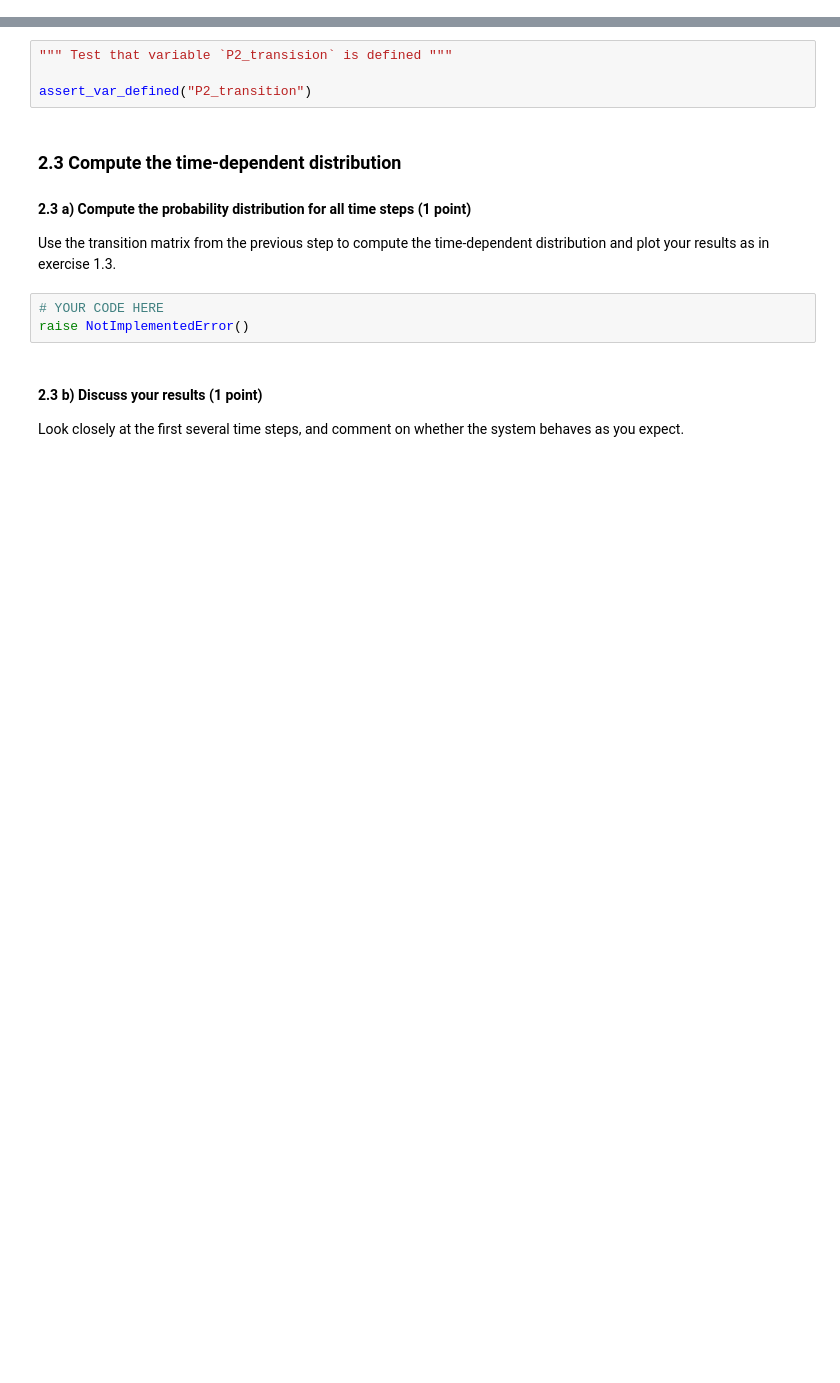
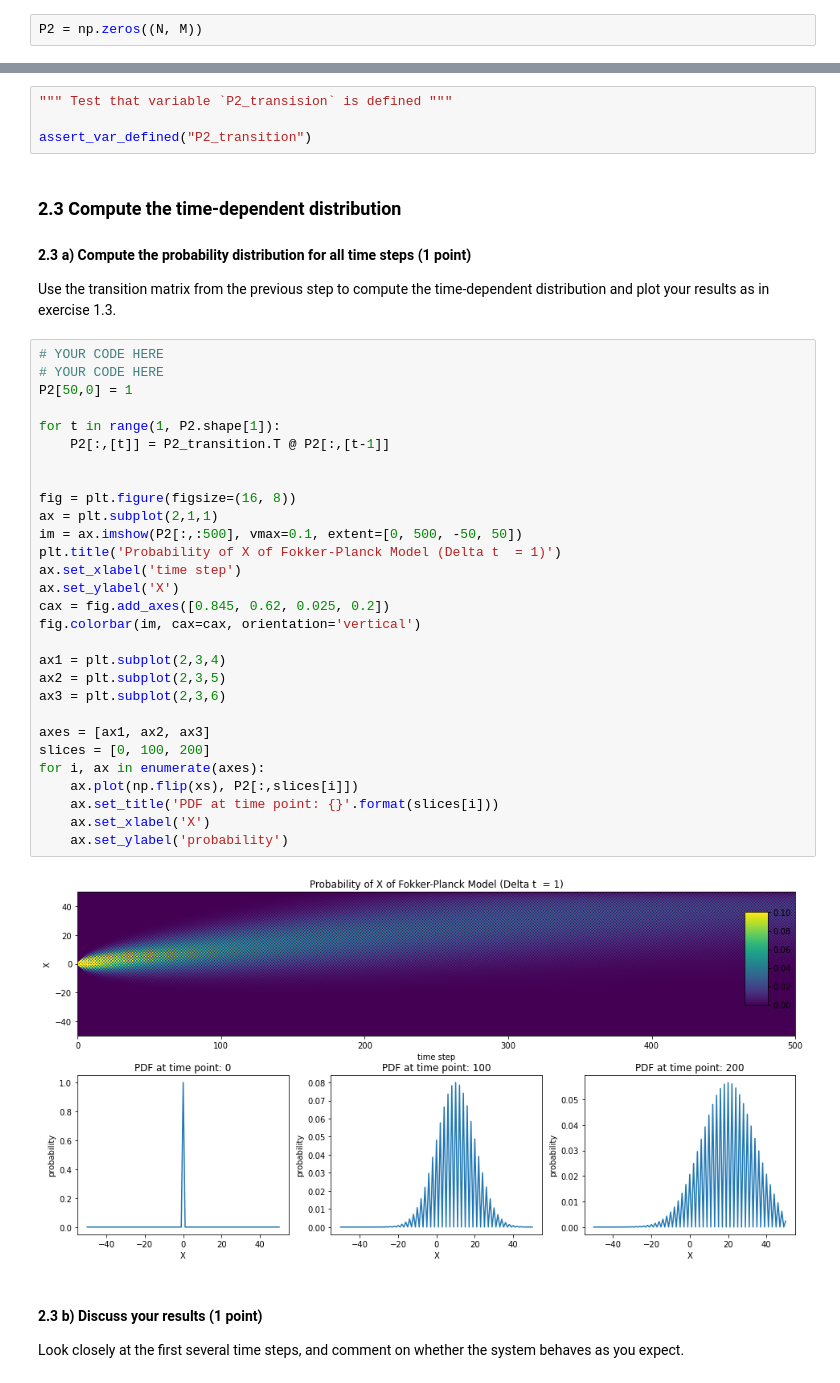
Before and after one commit to bramantyois/mhbf, a Jupyter notebook: week_06/decision-making-II.ipynb, the cells around one changed output, grey strips where cells are left out. Saved outputs shown, nothing was run; the diff lists cells and outputs as text; blank space fills up the shorter version.

```diff
--- a/week_06/decision-making-II.ipynb
+++ b/week_06/decision-making-II.ipynb
@@ -268,3 +252,5 @@ NotImplementedError:
+# %%
+P2 = np.zeros((N, M))
 # %%
 """ Test that variable `P2` is defined """
 
@@ -303,9 +316,37 @@ assert_var_defined("P2_transition")
 
 #### 2.3 a) Compute the probability distribution for all time steps (1 point)
 Use the transition matrix from the previous step to compute the time-dependent distribution and plot your results as in exercise 1.3.
-# %%
-# YOUR CODE HERE
-raise NotImplementedError()
+# %%
+# YOUR CODE HERE
+# YOUR CODE HERE
+P2[50,0] = 1
+
+for t in range(1, P2.shape[1]):
+    P2[:,[t]] = P2_transition.T @ P2[:,[t-1]]
+
+
+fig = plt.figure(figsize=(16, 8))
+ax = plt.subplot(2,1,1)
+im = ax.imshow(P2[:,:500], vmax=0.1, extent=[0, 500, -50, 50])
+plt.title('Probability of X of Fokker-Planck Model (Delta t  = 1)')
+ax.set_xlabel('time step')
+ax.set_ylabel('X')
+cax = fig.add_axes([0.845, 0.62, 0.025, 0.2])
+fig.colorbar(im, cax=cax, orientation='vertical')
+
+ax1 = plt.subplot(2,3,4)
+ax2 = plt.subplot(2,3,5)
+ax3 = plt.subplot(2,3,6)
+
+axes = [ax1, ax2, ax3]
+slices = [0, 100, 200]
+for i, ax in enumerate(axes):
+    ax.plot(np.flip(xs), P2[:,slices[i]])
+    ax.set_title('PDF at time point: {}'.format(slices[i]))
+    ax.set_xlabel('X')
+    ax.set_ylabel('probability')
+# %% [output]
+[figure, added]
 # %% [markdown]
 #### 2.3 b) Discuss your results (1 point)
 
```
Also changed, not shown: parts of 33 cells of this notebook.
